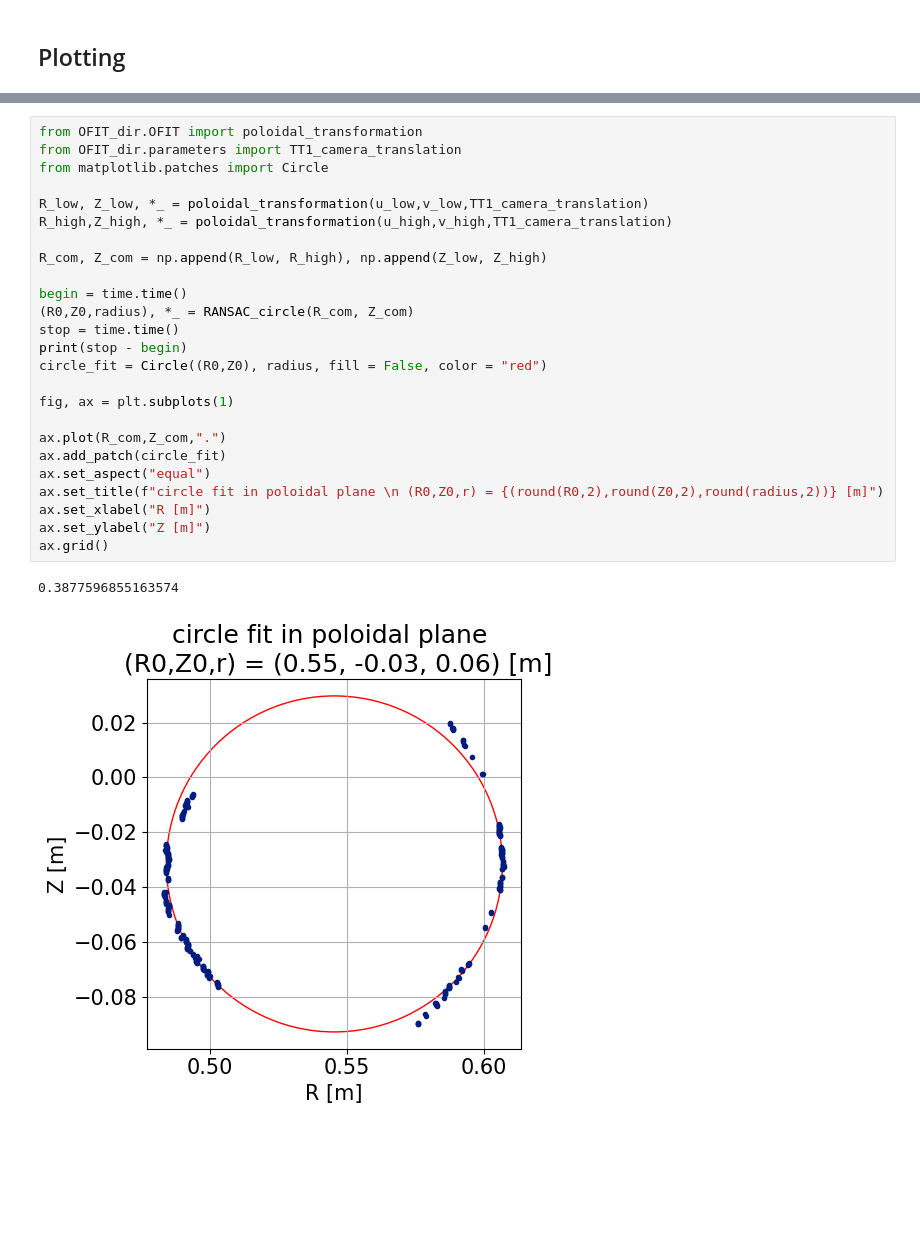
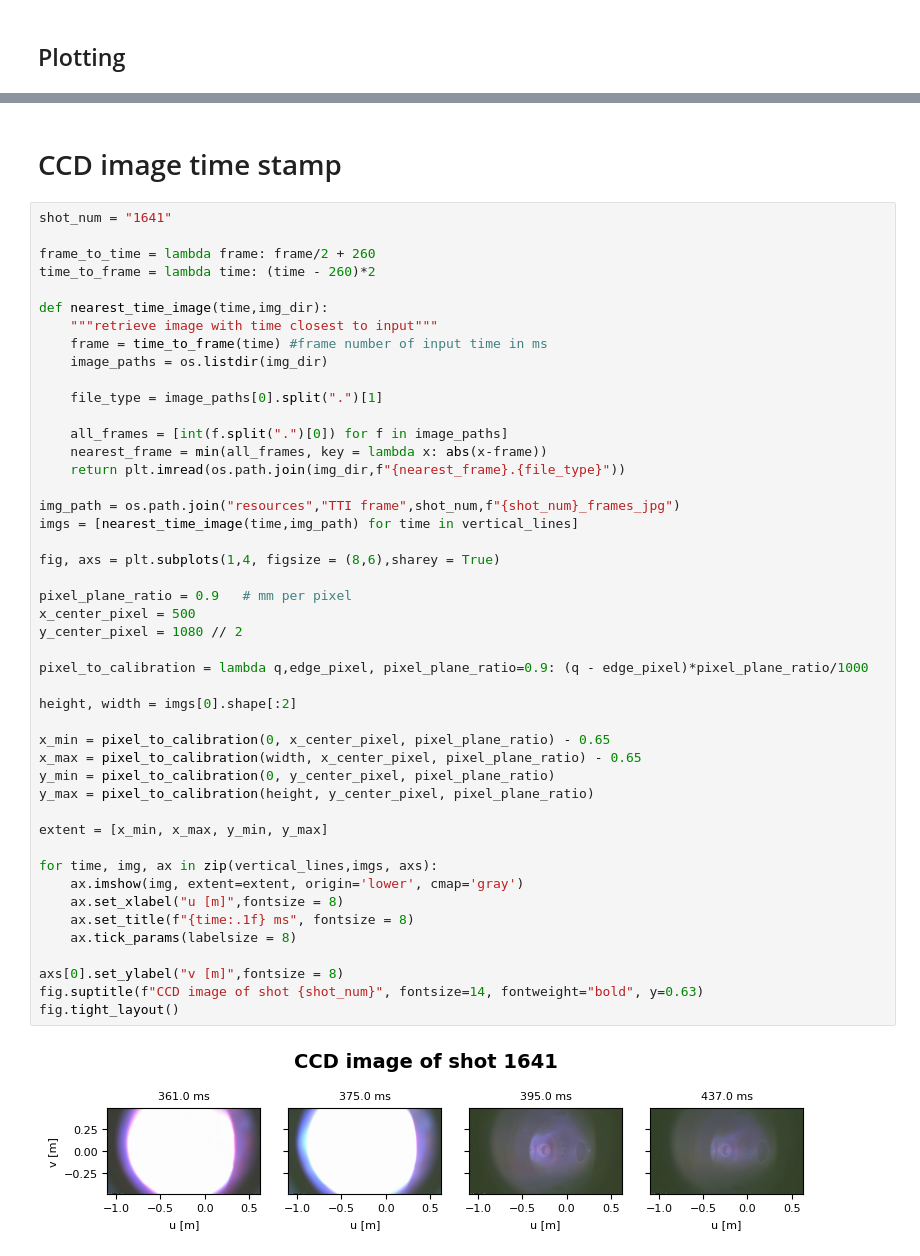
Before and after one commit to P-Attapon/TT1PlasmaColumnPosition, a Jupyter notebook: plotting.ipynb, the cells around one changed output, grey strips where cells are left out. Saved outputs shown, nothing was run; the diff lists cells and outputs as text; blank space fills up the shorter version.

```diff
--- a/plotting.ipynb
+++ b/plotting.ipynb
@@ -589,28 +310,50 @@ ax.legend()
-# %%
-from OFIT_dir.OFIT import poloidal_transformation
-from OFIT_dir.parameters import TT1_camera_translation
-from matplotlib.patches import Circle
-
-R_low, Z_low, *_ = poloidal_transformation(u_low,v_low,TT1_camera_translation)
-R_high,Z_high, *_ = poloidal_transformation(u_high,v_high,TT1_camera_translation)
-
-R_com, Z_com = np.append(R_low, R_high), np.append(Z_low, Z_high)
-
-begin = time.time()
-(R0,Z0,radius), *_ = RANSAC_circle(R_com, Z_com)
-stop = time.time()
-print(stop - begin)
-circle_fit = Circle((R0,Z0), radius, fill = False, color = "red")
-
-fig, ax = plt.subplots(1)
-
-ax.plot(R_com,Z_com,".")
-ax.add_patch(circle_fit)
-ax.set_aspect("equal")
-ax.set_title(f"circle fit in poloidal plane \n (R0,Z0,r) = {(round(R0,2),round(Z0,2),round(radius,2))} [m]")
-ax.set_xlabel("R [m]")
-ax.set_ylabel("Z [m]")
-ax.grid()
-# %% [output]
-0.3877596855163574
-[figure, removed]
+# %% [markdown]
+# CCD image time stamp
+# %%
+shot_num = "1641"
+
+frame_to_time = lambda frame: frame/2 + 260
+time_to_frame = lambda time: (time - 260)*2
+
+def nearest_time_image(time,img_dir):
+    """retrieve image with time closest to input"""
+    frame = time_to_frame(time) #frame number of input time in ms
+    image_paths = os.listdir(img_dir)
+
+    file_type = image_paths[0].split(".")[1]
+
+    all_frames = [int(f.split(".")[0]) for f in image_paths]
+    nearest_frame = min(all_frames, key = lambda x: abs(x-frame))
+    return plt.imread(os.path.join(img_dir,f"{nearest_frame}.{file_type}"))
+
+img_path = os.path.join("resources","TTI frame",shot_num,f"{shot_num}_frames_jpg")
+imgs = [nearest_time_image(time,img_path) for time in vertical_lines]
+
+fig, axs = plt.subplots(1,4, figsize = (8,6),sharey = True)
+
+pixel_plane_ratio = 0.9   # mm per pixel
+x_center_pixel = 500
+y_center_pixel = 1080 // 2
+
+pixel_to_calibration = lambda q,edge_pixel, pixel_plane_ratio=0.9: (q - edge_pixel)*pixel_plane_ratio/1000
+
+height, width = imgs[0].shape[:2]
+
+x_min = pixel_to_calibration(0, x_center_pixel, pixel_plane_ratio) - 0.65
+x_max = pixel_to_calibration(width, x_center_pixel, pixel_plane_ratio) - 0.65
+y_min = pixel_to_calibration(0, y_center_pixel, pixel_plane_ratio)
+y_max = pixel_to_calibration(height, y_center_pixel, pixel_plane_ratio)
+
+extent = [x_min, x_max, y_min, y_max]
+
+for time, img, ax in zip(vertical_lines,imgs, axs):
+    ax.imshow(img, extent=extent, origin='lower', cmap='gray')
+    ax.set_xlabel("u [m]",fontsize = 8)
+    ax.set_title(f"{time:.1f} ms", fontsize = 8)
+    ax.tick_params(labelsize = 8)
+
+axs[0].set_ylabel("v [m]",fontsize = 8)
+fig.suptitle(f"CCD image of shot {shot_num}", fontsize=14, fontweight="bold", y=0.63)
+fig.tight_layout()
+# %% [output]
+[figure, added]
```
Also changed, not shown: parts of 16 cells of this notebook.
